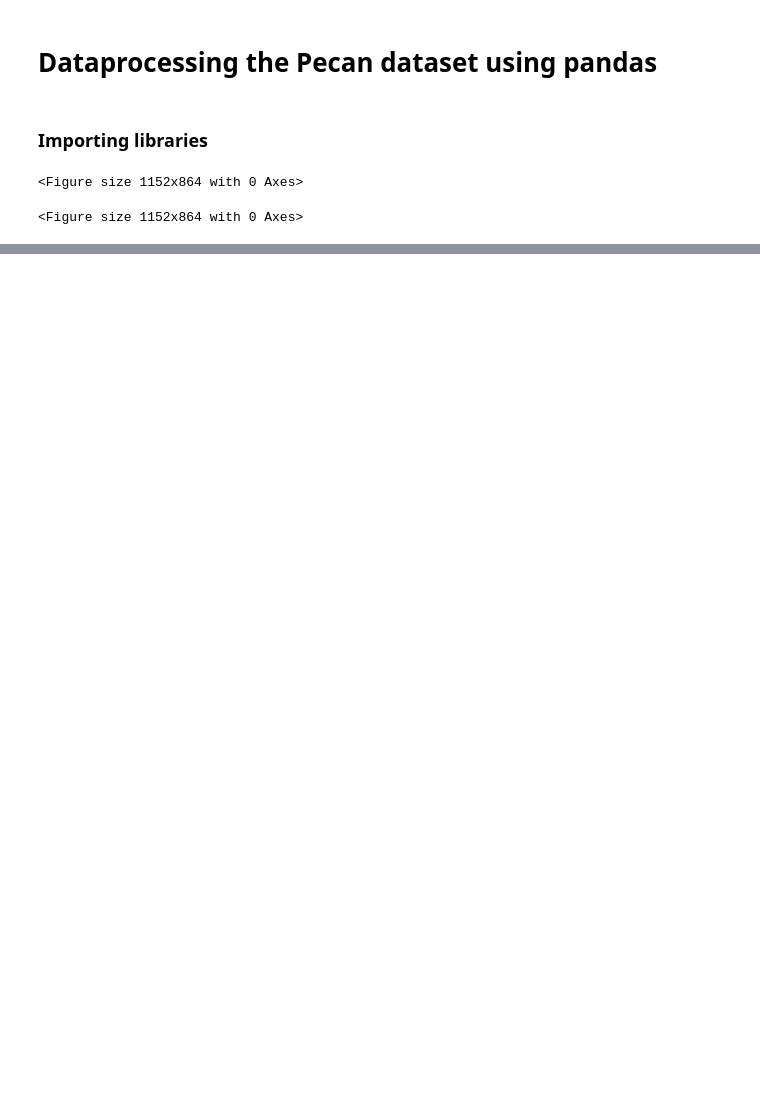
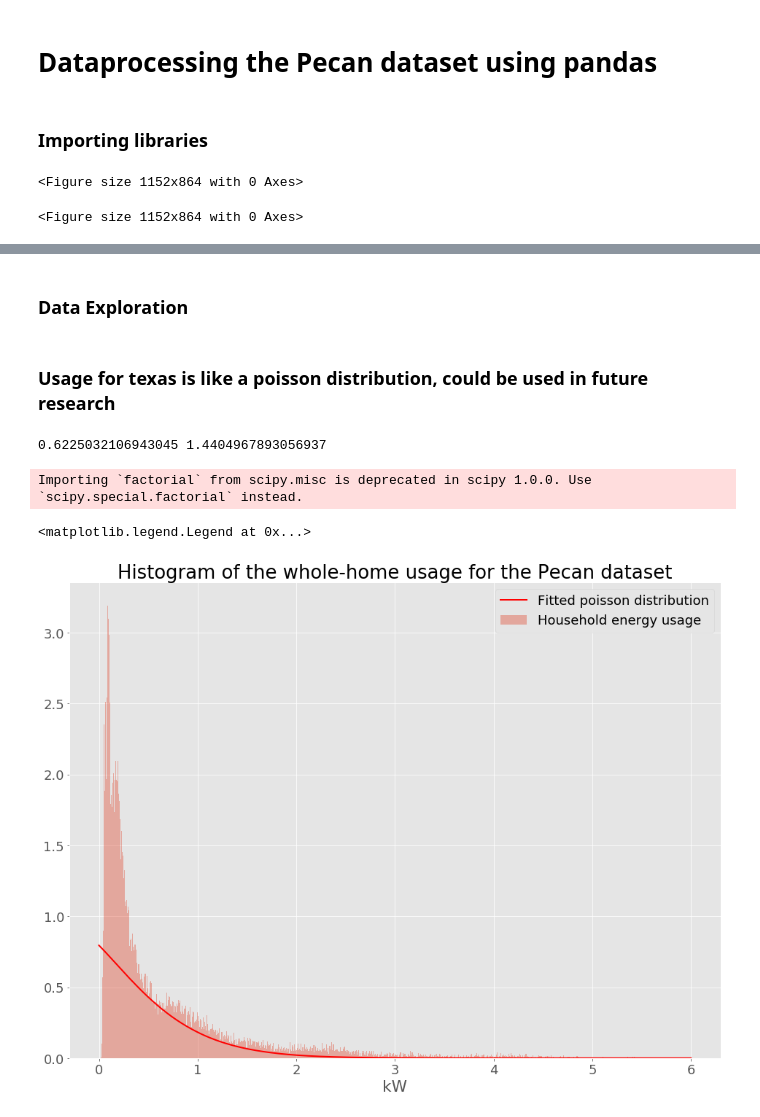
Before and after one commit to bondxue/Discriminative-Sparse-Coding-for-Energy-Disaggregation, a Jupyter notebook: dataprocess.ipynb, the cells around one changed output, grey strips where cells are left out. Saved outputs shown, nothing was run; the diff lists cells and outputs as text; code cells hidden in the pictures; blank space fills up the shorter version.

```diff
--- a/dataprocess.ipynb
+++ b/dataprocess.ipynb
@@ -139,3 +109,0 @@ d['use']
-# %%
-df=df.assign(new=1)
-df.head()
@@ -149,2 +109,0 @@ df.head()
-# %%
-df.set_index('new')
@@ -208,0 +176,2 @@ df.head()
+# %% [markdown]
+### Data Exploration
@@ -208,0 +182,51 @@ df.head()
+# %% [markdown]
+### Usage for texas is like a poisson distribution, could be used in future research
+# %%
+from scipy.optimize import curve_fit
+from scipy.misc import factorial
+from scipy import stats
+plt.figure(figsize=(16,12))
+
+#df_plot = np.where(df['use'].values < 6)
+df_plot = df['use'].values[np.where(df['use'].values < 6)]
+#entries, bin_edges, patches = df_plot[df_plot < 6].hist(bins=1000, figsize=(16,12),normed=True)
+# get poisson deviated random numbers
+data = np.random.poisson(2, 1000)
+entries, bin_edges, patches = plt.hist(df_plot,bins=1000,normed=True,label='Household energy usage', alpha=0.4)
+
+# the bins should be of integer width, because poisson is an integer distribution
+#entries, bin_edges, patches = plt.hist(data, bins=11, range=[-0.5, 10.5], normed=True)
+
+# calculate binmiddles
+bin_middles = 0.5*(bin_edges[1:] + bin_edges[:-1])
+
+# poisson function, parameter lamb is the fit parameter
+def poisson(k, lamb):
+    return (lamb**k/factorial(k)) * np.exp(-lamb)
+
+def weib(x,n,a):
+    return (a / n) * (x / n)**(a - 1) * np.exp(-(x / n)**a)
+
+(loc, scale) = stats.exponweib.fit_loc_scale(data, 1, 1)
+print(loc, scale)
+
+# fit with curve_fit
+parameters, cov_matrix = curve_fit(poisson, bin_middles, entries)
+
+# plot poisson-deviation with fitted parameter
+x_plot = np.linspace(0, 6, 1000)
+
+# plt.plot(x, weib(x, loc, scale))
+# plt.hist(data, data.max(), normed=True)
+curve = plt.plot(x_plot, poisson(x_plot, *parameters), 'r-', lw=2,label='Fitted poisson distribution')
+
+plt.title('Histogram of the whole-home usage for the Pecan dataset')
+plt.xlabel('kW')
+plt.legend()
+
+# plt.savefig(figure_directory+'histusage.png')
+# %% [output]
+0.6225032106943045 1.4404967893056937
+Importing `factorial` from scipy.misc is deprecated in scipy 1.0.0. Use `scipy.special.factorial` instead.
+<matplotlib.legend.Legend at 0x...>
+[figure, added]
```
Also changed, not shown: parts of 22 cells of this notebook.
